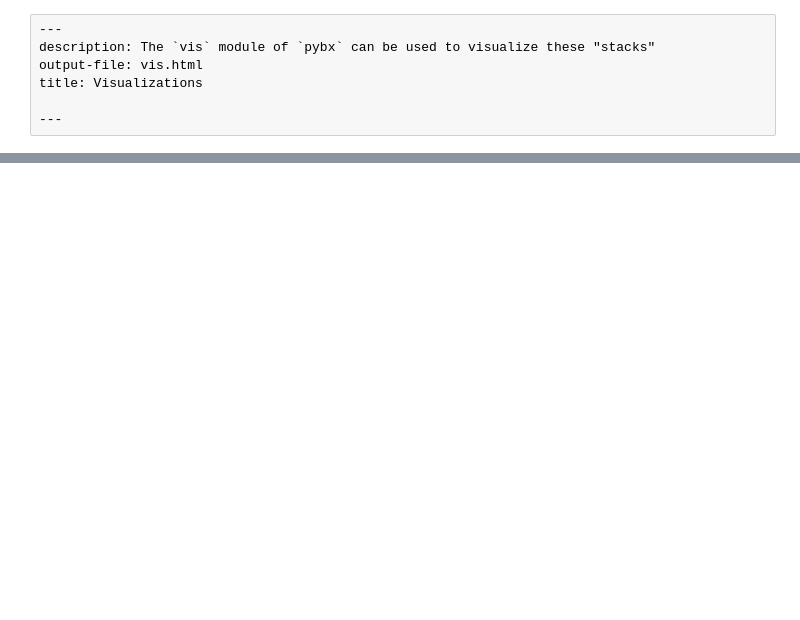
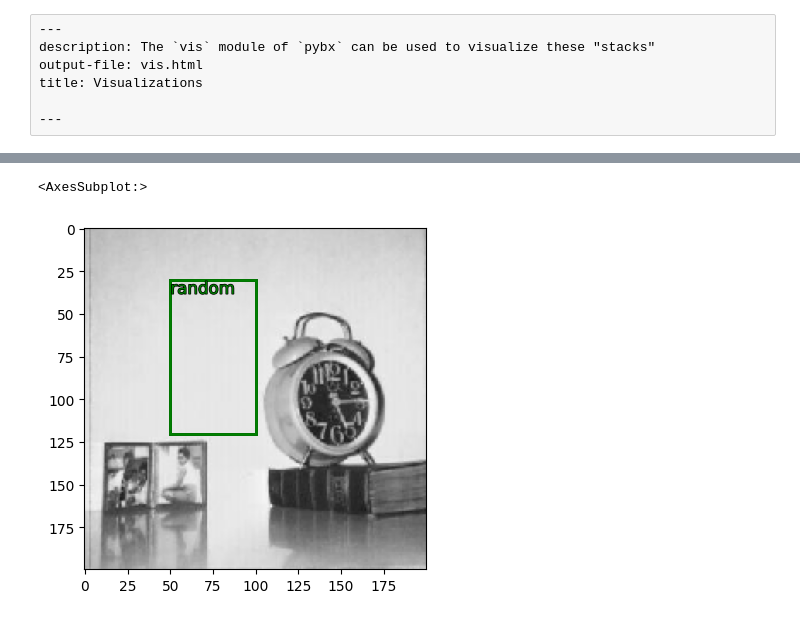
Before and after one commit to thatgeeman/pybx, a Jupyter notebook: _proc/05_vis.ipynb, the cells around one changed output, grey strips where cells are left out. Saved outputs shown, nothing was run; the diff lists cells and outputs as text; code cells hidden in the pictures; blank space fills up the shorter version.

```diff
--- a/_proc/05_vis.ipynb
+++ b/_proc/05_vis.ipynb
@@ -146,3 +207,9 @@ Method to draw an image, box and logits overlayed if passed.
+# %%
+draw(im, [{'x_min': 50, 'y_min': 30, 'x_max':100, 'y_max':120, 'label':'random'}], \
+    color={'random': 'green'})
+# %% [output]
+<AxesSubplot:>
+[figure, added]
 # %%
 #|output: asis
 #| echo: false
```
Also changed, not shown: parts of 29 cells of this notebook, 29 other files.
